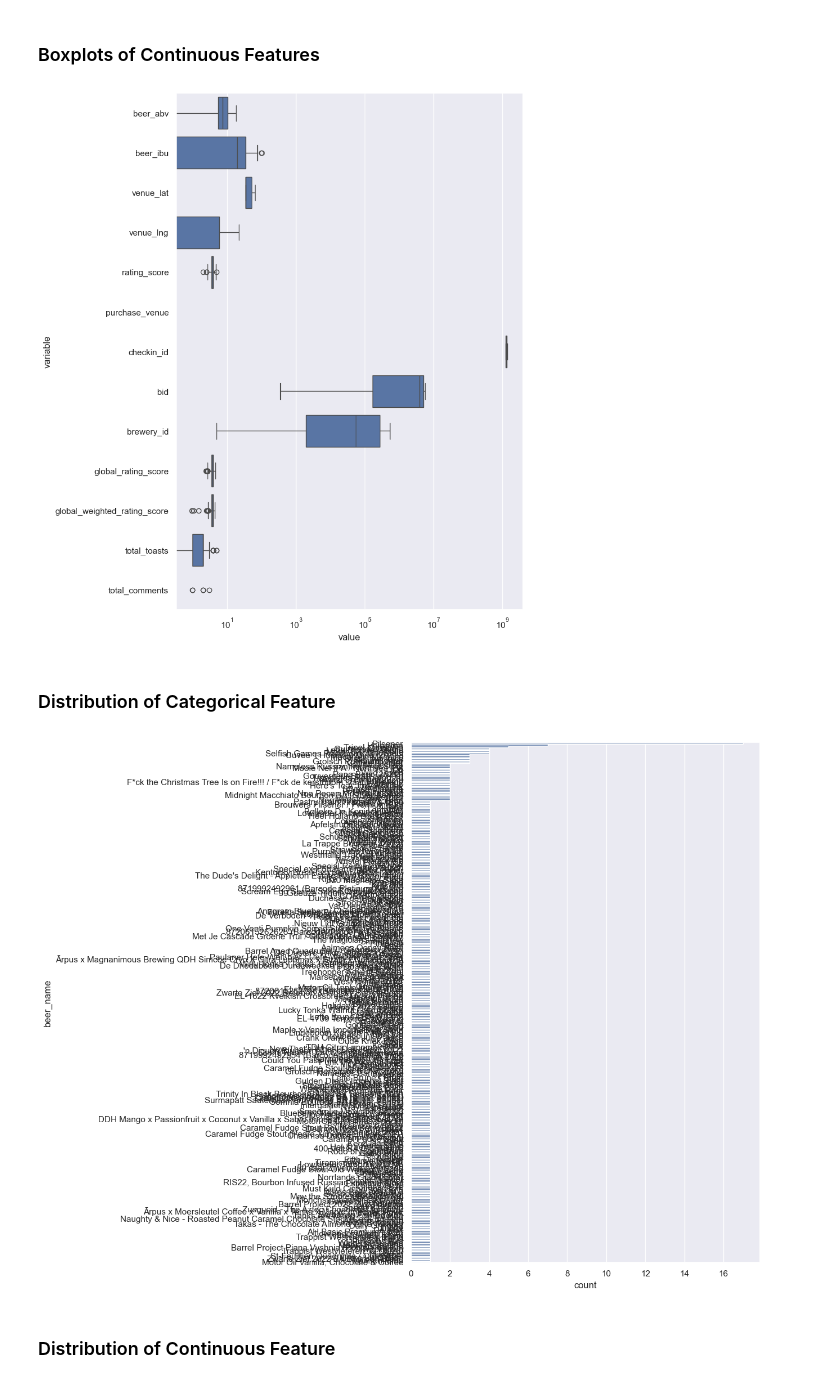
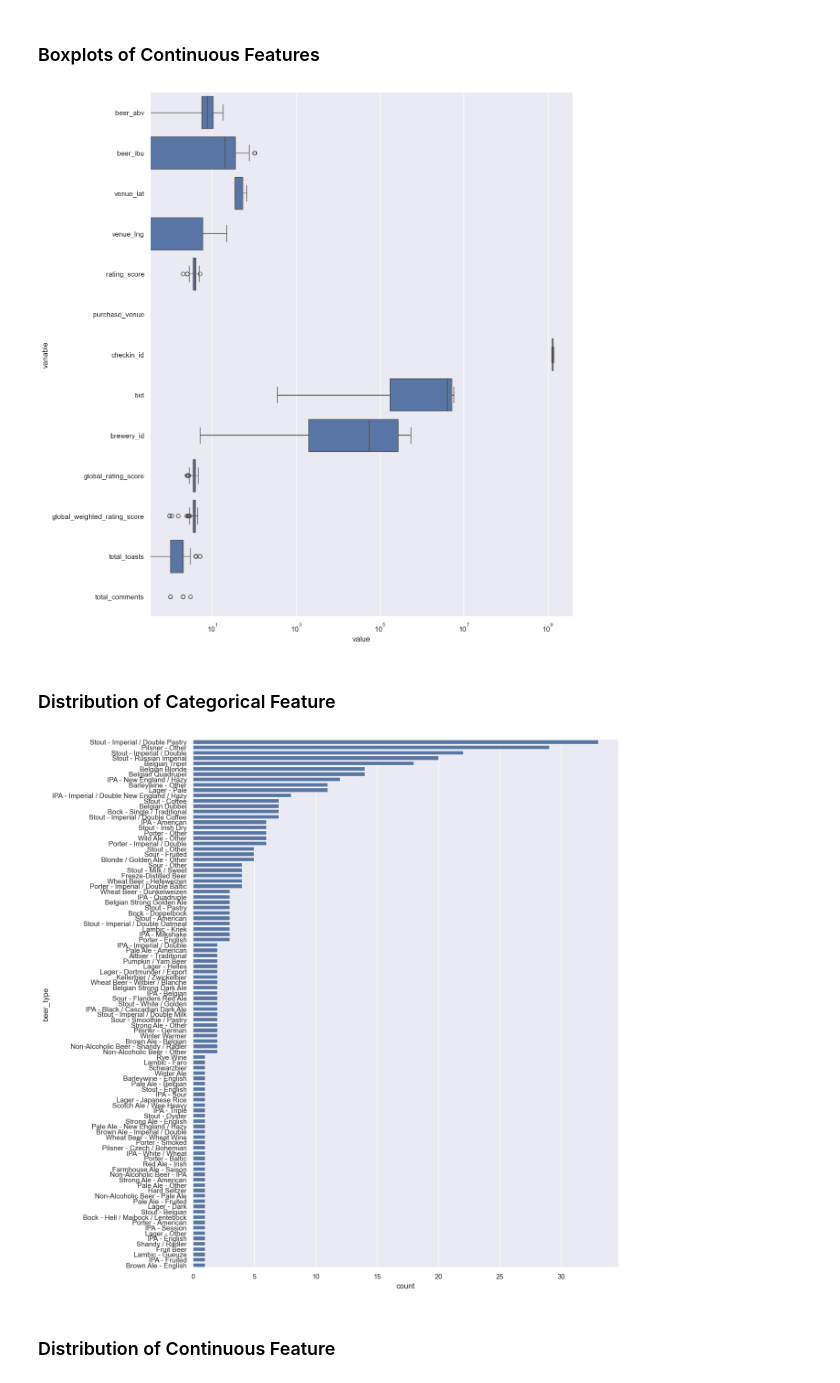
Before and after one commit to daanbrugmans/ru-data-engineering-23-24, a Jupyter notebook: code/analysis.ipynb, the cells around one changed output. Saved outputs shown, nothing was run; the diff lists cells and outputs as text; code cells hidden in the pictures.

```diff
--- a/code/analysis.ipynb
+++ b/code/analysis.ipynb
@@ -19,7 +19,7 @@ pd.options.display.float_format = '{:.2f}'.format
 # pd.set_option('display.max_rows', None)
 pd.set_option('display.max_columns', None)
 
-sns.set_theme(rc={'figure.figsize':(8, 12)})
+sns.set_theme(rc={'figure.figsize':(12, 15)})
 # %% [markdown]
 ## Data Quality
 ### General Overview
@@ -41,15 +41,15 @@ data_quality_assessor.dataset.head()
 # %%
 data_quality_assessor.draw_boxplots()
 # %% [output]
-[figure, old version]
+[figure, new version]
 # %% [markdown]
 ### Distribution of Categorical Feature
 # %%
-FEATURE_NAME = "beer_name"
+FEATURE_NAME = "beer_type"
 
 data_quality_assessor.draw_categorical_feature(FEATURE_NAME)
 # %% [output]
-[figure, old version]
+[figure, new version]
 # %% [markdown]
 ### Distribution of Continuous Feature
 # %%
```
Also changed, not shown: parts of 2 cells of this notebook, 3 other files.
